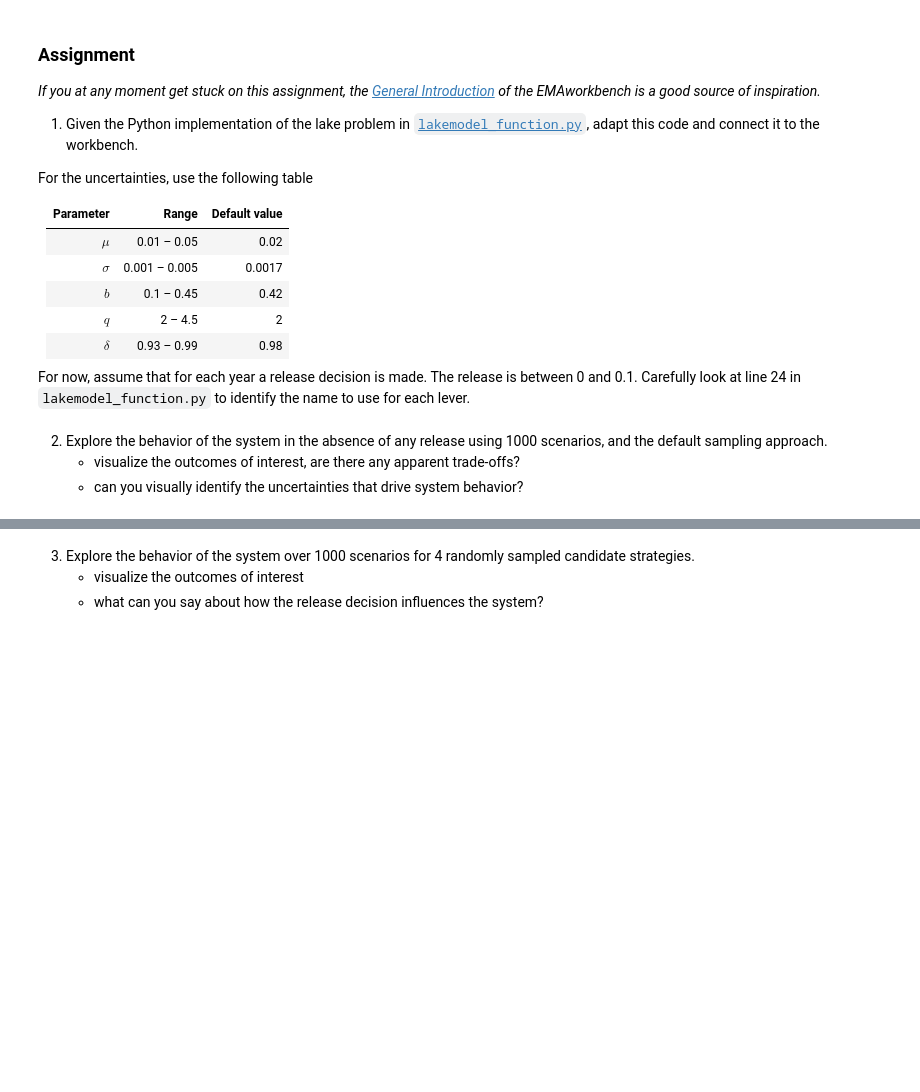
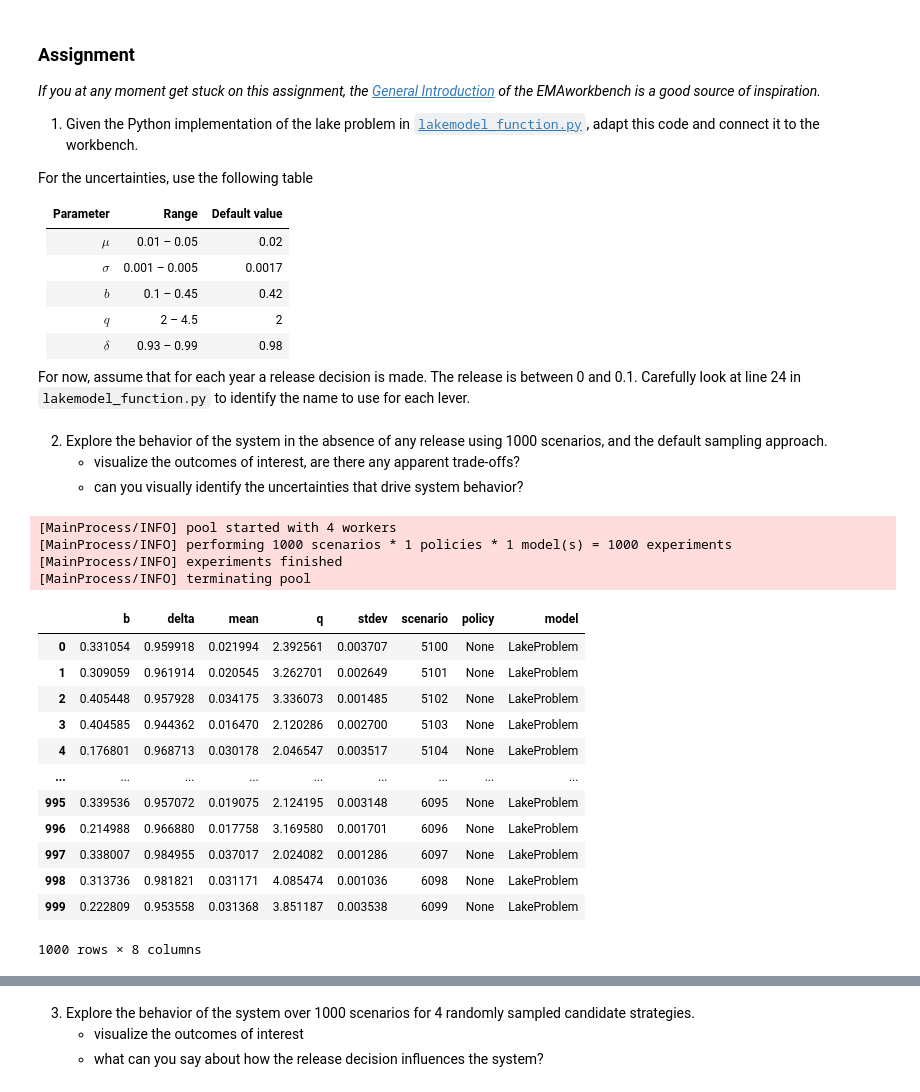
Before and after one commit to adaprecup/decision_making_assignments, a Jupyter notebook: week_01/prof_material/Week 1-2 - general intro to exploratory modelling/assignment 2 - lakemodel.ipynb, the cells around one changed output, grey strips where cells are left out. Cells and saved outputs as stored; diff of their text form; code cells hidden in the pictures; blank space fills up the shorter version.

```diff
--- a/week_01/prof_material/Week 1-2 - general intro to exploratory modelling/assignment 2 - lakemodel.ipynb
+++ b/week_01/prof_material/Week 1-2 - general intro to exploratory modelling/assignment 2 - lakemodel.ipynb
@@ -92,24 +92,35 @@ For the uncertainties, use the following table
 For now, assume that for each year a release decision is made. The release is between 0 and 0.1. Carefully look at line 24 in `lakemodel_function.py` to identify the name to use for each lever.
 # %%
 from lakemodel_function import lake_problem
-from ema_workbench import Model, RealParameter, TimeSeriesOutcome
+from ema_workbench import Model, RealParameter, TimeSeriesOutcome, ScalarOutcome
 
 # Instantiate the model
-model = Model('Lake Problem', function=lake_problem)
+#Don't use spacebar in model name it reutrns an error
+model = Model('LakeProblem', function=lake_problem)
 
 # Specify uncertainties
 model.uncertainties = [
-    RealParameter('mean', 0.01, 0.05),
-    RealParameter('stdev' , 0.001, 0.005),
-    RealParameter ('b', 0.1, 0.45),
-    RealParameter ('q', 2, 4.5),
-    RealParameter ('delta', 0.93, 0.99)
+    RealParameter('mean', 0.01, 0.05),  # mean of the lognormal distribution
+    RealParameter('stdev' , 0.001, 0.005), # standard deviation of the lognormal distribution
+    RealParameter ('b', 0.1, 0.45),       # decay paramter in the lake
+    RealParameter ('q', 2, 4.5),        # natural recycling rate
+    RealParameter ('delta', 0.93, 0.99),     # discount rate for financial benefits
 ]
 
 # Set levers, one for each time step
-
+model.levers = [
+    RealParameter(f'l{t}', 0.0, 0.1) #runs from l0 to l99
+    for t in range(100)
+]
 
 # Specify outcomes
+#Using ScalarOutcomes to capture a single value per run being put out
+model.outcomes = [
+    ScalarOutcome('avg_phosphorus'),  # average concentration of phosphor in the lake
+    ScalarOutcome('utility'),     # economic benefit derived from polluting the lake
+    ScalarOutcome('inertia'),      # year-over-year change in the anthropogenic pollution rate
+    ScalarOutcome('reliability')   # fraction of years when the pollution in the lake is below the critical threshold
+]
 # %% [markdown]
 2. Explore the behavior of the system in the absence of any release using 1000 scenarios, and the default sampling approach.
     * visualize the outcomes of interest, are there any apparent trade-offs?
@@ -118,0 +128,28 @@ model.uncertainties = [
+# %%
+from ema_workbench import MultiprocessingEvaluator, ema_logging
+
+#show progress bar
+ema_logging.log_to_stderr(ema_logging.INFO)
+with MultiprocessingEvaluator(model, n_processes=4) as ev:
+    experiments, outcomes = ev.perform_experiments(scenarios=1000)
+# %% [output]
+[MainProcess/INFO] pool started with 4 workers
+[MainProcess/INFO] performing 1000 scenarios * 1 policies * 1 model(s) = 1000 experiments
+[MainProcess/INFO] experiments finished
+[MainProcess/INFO] terminating pool
+# %%
+experiments
+# %% [output]
+|  | b | delta | mean | q | stdev | scenario | policy | model |
+| 0 | 0.331054 | 0.959918 | 0.021994 | 2.392561 | 0.003707 | 5100 | None | LakeProblem |
+| 1 | 0.309059 | 0.961914 | 0.020545 | 3.262701 | 0.002649 | 5101 | None | LakeProblem |
+| 2 | 0.405448 | 0.957928 | 0.034175 | 3.336073 | 0.001485 | 5102 | None | LakeProblem |
+| 3 | 0.404585 | 0.944362 | 0.016470 | 2.120286 | 0.002700 | 5103 | None | LakeProblem |
+| 4 | 0.176801 | 0.968713 | 0.030178 | 2.046547 | 0.003517 | 5104 | None | LakeProblem |
+| ... | ... | ... | ... | ... | ... | ... | ... | ... |
+| 995 | 0.339536 | 0.957072 | 0.019075 | 2.124195 | 0.003148 | 6095 | None | LakeProblem |
+| 996 | 0.214988 | 0.966880 | 0.017758 | 3.169580 | 0.001701 | 6096 | None | LakeProblem |
+| 997 | 0.338007 | 0.984955 | 0.037017 | 2.024082 | 0.001286 | 6097 | None | LakeProblem |
+| 998 | 0.313736 | 0.981821 | 0.031171 | 4.085474 | 0.001036 | 6098 | None | LakeProblem |
+| 999 | 0.222809 | 0.953558 | 0.031368 | 3.851187 | 0.003538 | 6099 | None | LakeProblem |
+1000 rows × 8 columns
```
Also changed, not shown: parts of 7 cells of this notebook, 1 other file.
